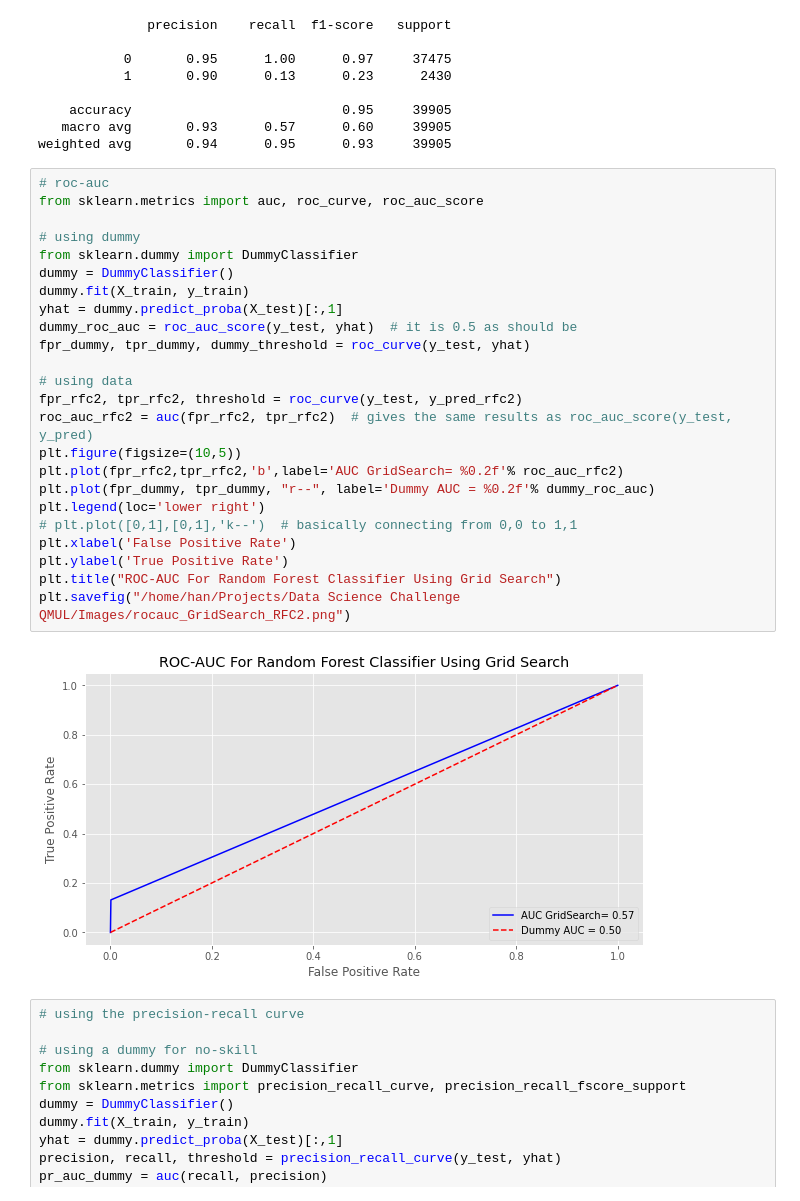
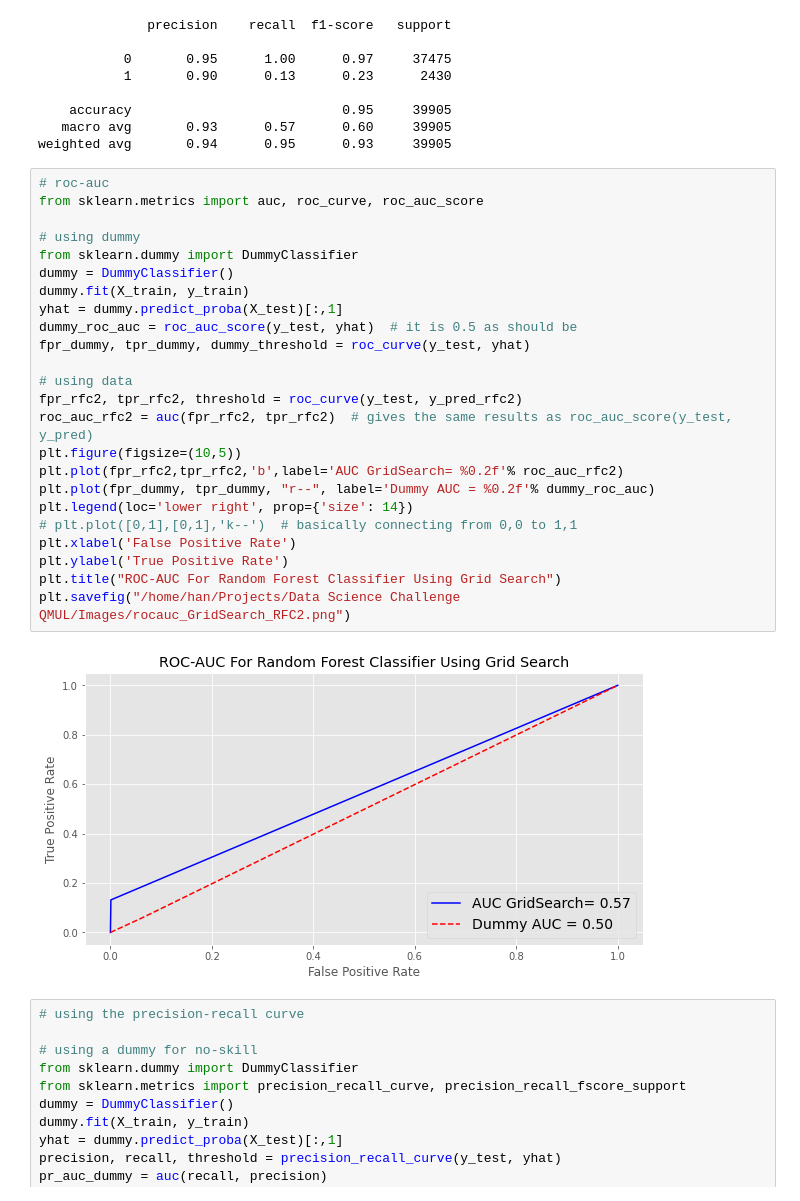
Before and after one commit to hannz88/Income_Prediction_Machine_Learning, a Jupyter notebook: Challenge.ipynb, the cells around one changed output. Saved outputs shown, nothing was run; the diff lists cells and outputs as text.

```diff
--- a/Challenge.ipynb
+++ b/Challenge.ipynb
@@ -747,29 +747,29 @@ weighted avg       0.94      0.95      0.93     39905
 # %%
 # roc-auc
 from sklearn.metrics import auc, roc_curve, roc_auc_score
 
 # using dummy
 from sklearn.dummy import DummyClassifier
 dummy = DummyClassifier()
 dummy.fit(X_train, y_train)
 yhat = dummy.predict_proba(X_test)[:,1]
 dummy_roc_auc = roc_auc_score(y_test, yhat)  # it is 0.5 as should be
 fpr_dummy, tpr_dummy, dummy_threshold = roc_curve(y_test, yhat)
 
 # using data
 fpr_rfc2, tpr_rfc2, threshold = roc_curve(y_test, y_pred_rfc2)
 roc_auc_rfc2 = auc(fpr_rfc2, tpr_rfc2)  # gives the same results as roc_auc_score(y_test, y_pred)
 plt.figure(figsize=(10,5))
 plt.plot(fpr_rfc2,tpr_rfc2,'b',label='AUC GridSearch= %0.2f'% roc_auc_rfc2)
 plt.plot(fpr_dummy, tpr_dummy, "r--", label='Dummy AUC = %0.2f'% dummy_roc_auc)
-plt.legend(loc='lower right')
+plt.legend(loc='lower right', prop={'size': 14})
 # plt.plot([0,1],[0,1],'k--')  # basically connecting from 0,0 to 1,1
 plt.xlabel('False Positive Rate')
 plt.ylabel('True Positive Rate')
 plt.title("ROC-AUC For Random Forest Classifier Using Grid Search")
 plt.savefig("/home/han/Projects/Data Science Challenge QMUL/Images/rocauc_GridSearch_RFC2.png")
 # %% [output]
-[figure, old version]
+[figure, new version]
 # %%
 # using the precision-recall curve
 
```
Also changed, not shown: parts of 6 cells of this notebook.
